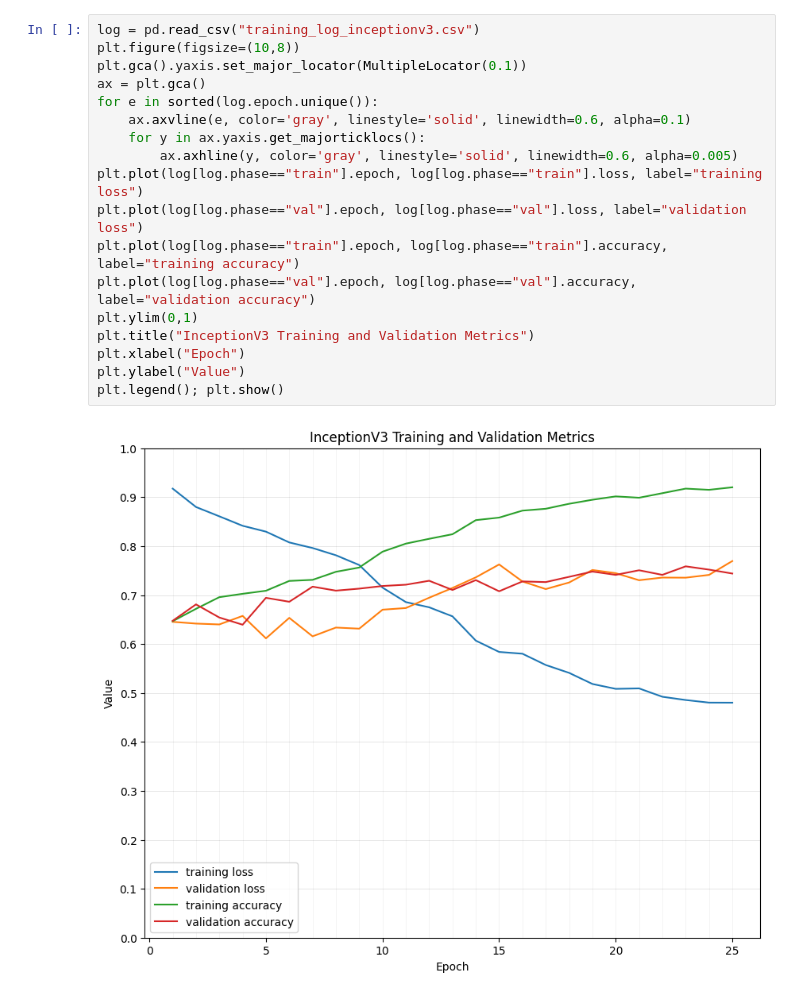
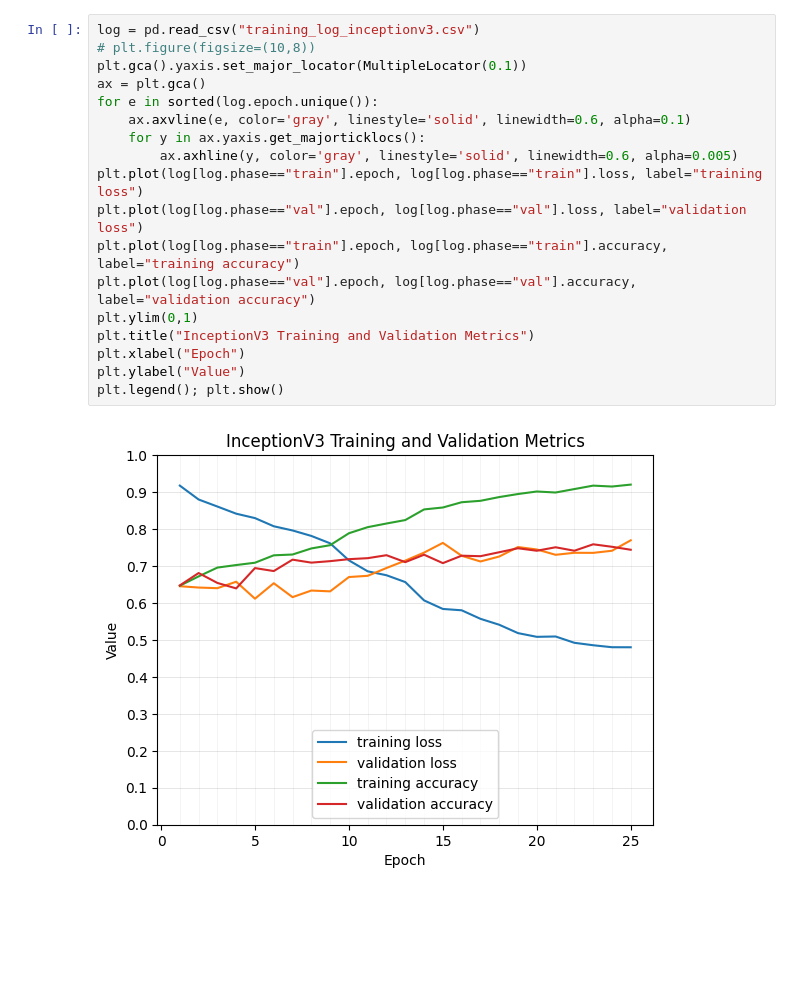
Before and after one commit to MartMonster/AlphaTreeLVQ, a Jupyter notebook: plotcsv.ipynb, the cells around one changed output. Drawn from its saved outputs; the diff is of its cells as text; blank space fills up the shorter version.

```diff
--- a/plotcsv.ipynb
+++ b/plotcsv.ipynb
@@ -45,22 +45,22 @@ plt.legend(); plt.show()
 # %%
 log = pd.read_csv("training_log_inceptionv3.csv")
-plt.figure(figsize=(10,8))
+# plt.figure(figsize=(10,8))
 plt.gca().yaxis.set_major_locator(MultipleLocator(0.1))
 ax = plt.gca()
 for e in sorted(log.epoch.unique()):
     ax.axvline(e, color='gray', linestyle='solid', linewidth=0.6, alpha=0.1)
     for y in ax.yaxis.get_majorticklocs():
         ax.axhline(y, color='gray', linestyle='solid', linewidth=0.6, alpha=0.005)
 plt.plot(log[log.phase=="train"].epoch, log[log.phase=="train"].loss, label="training loss")
 plt.plot(log[log.phase=="val"].epoch, log[log.phase=="val"].loss, label="validation loss")
 plt.plot(log[log.phase=="train"].epoch, log[log.phase=="train"].accuracy, label="training accuracy")
 plt.plot(log[log.phase=="val"].epoch, log[log.phase=="val"].accuracy, label="validation accuracy")
 plt.ylim(0,1)
 plt.title("InceptionV3 Training and Validation Metrics")
 plt.xlabel("Epoch")
 plt.ylabel("Value")
 plt.legend(); plt.show()
 # %% [output]
-[figure, old version]
+[figure, new version]
 # %%
 log = pd.read_csv("training_log_swin_s.csv")
```
Also changed, not shown: parts of 4 cells of this notebook.
